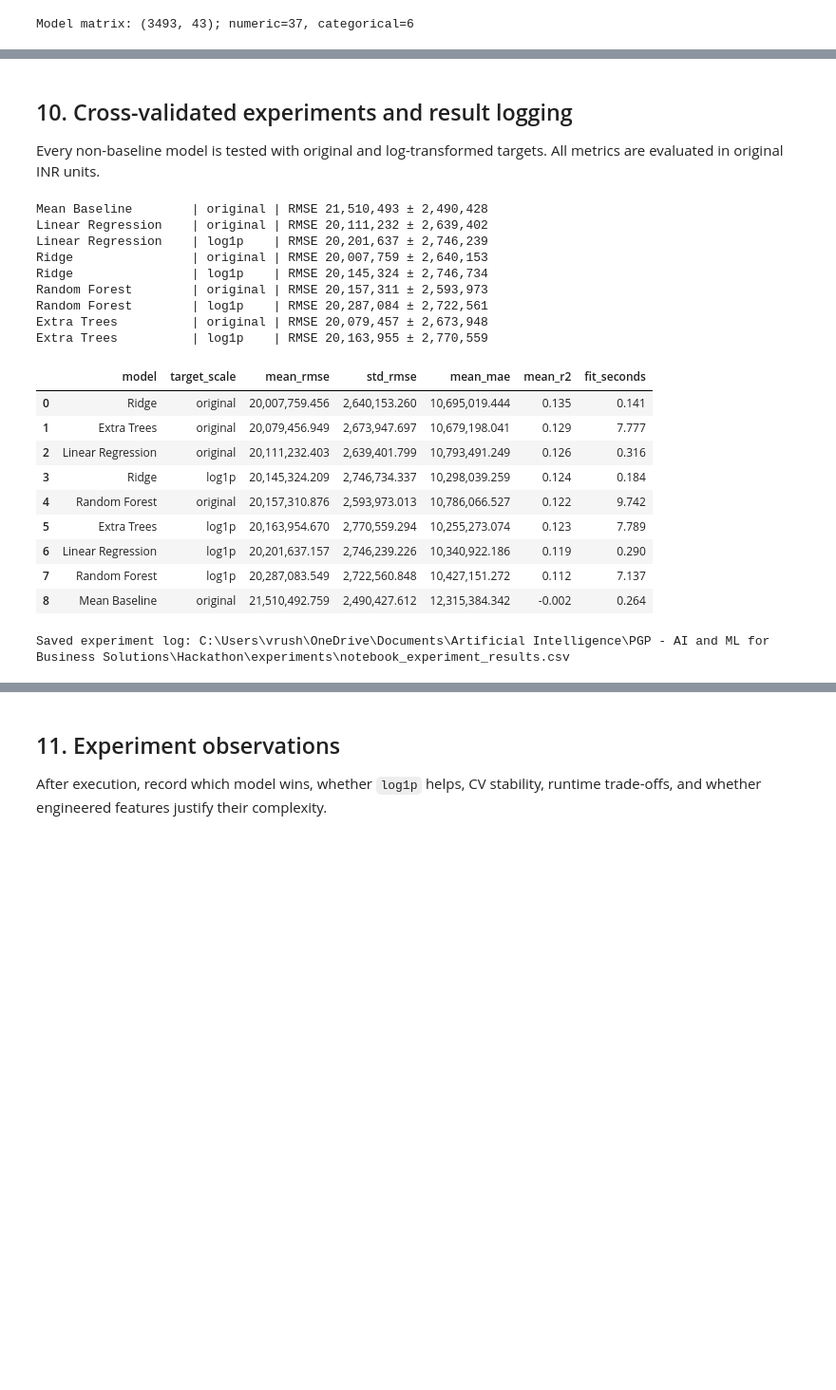
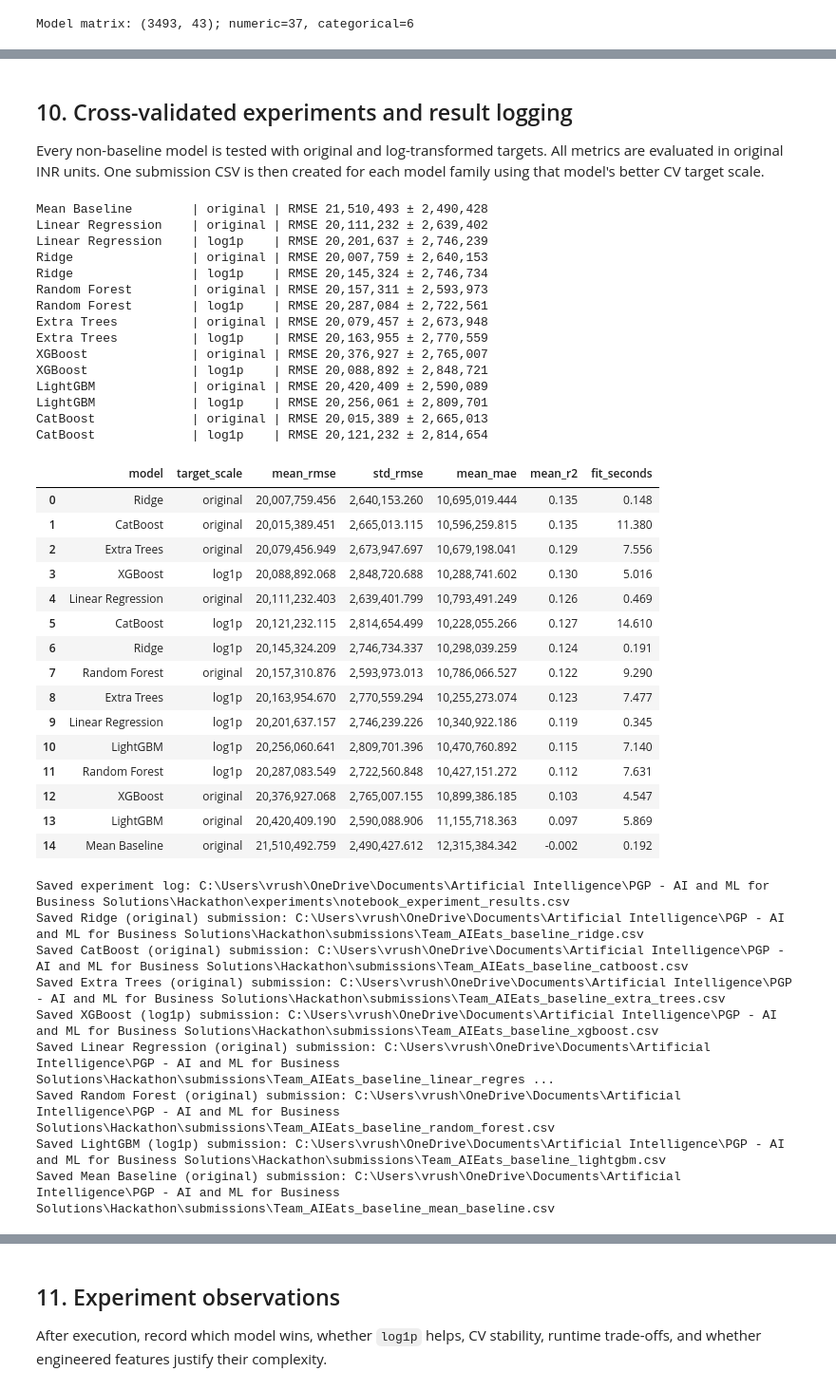
Before and after one commit to vrushank78/Hackathon_Restaurant_Turnover_Prediction, a Jupyter notebook: notebooks/Team_AIEats_Restaurant_Turnover_Prediction.ipynb, the cells around one changed output, grey strips where cells are left out. Shown at 95% size. Drawn from its saved outputs; the diff is of its cells as text; code cells hidden in the pictures; blank space fills up the shorter version.

```diff
--- a/notebooks/Team_AIEats_Restaurant_Turnover_Prediction.ipynb
+++ b/notebooks/Team_AIEats_Restaurant_Turnover_Prediction.ipynb
@@ -22,7 +22,7 @@ import pandas as pd
 import seaborn as sns
 from IPython.display import display
 from scipy import stats
-from sklearn.base import clone
+from sklearn.base import BaseEstimator, RegressorMixin, clone
 from sklearn.compose import ColumnTransformer, TransformedTargetRegressor
 from sklearn.dummy import DummyRegressor
 from sklearn.ensemble import ExtraTreesRegressor, RandomForestRegressor
@@ -33,6 +33,7 @@ from sklearn.metrics import mean_absolute_error, mean_squared_error, r2_score
 from sklearn.model_selection import KFold, RandomizedSearchCV, cross_validate, cross_val_predict, train_test_split
 from sklearn.pipeline import Pipeline
 from sklearn.preprocessing import OneHotEncoder, StandardScaler
+
 
 RANDOM_SEED = 42
 TARGET_COLUMN = "Annual Turnover"
@@ -52,7 +53,7 @@ sns.set_theme(style="whitegrid", context="notebook")
 plt.rcParams.update({"figure.figsize": (10, 6), "figure.dpi": 120})
 
 optional_packages = {}
-for package_name in ["xgboost", "lightgbm", "catboost", "statsmodels"]:
+for package_name in ["xgboost", "lightgbm", "catboost", "optuna", "optuna_integration", "statsmodels"]:
     try:
         optional_packages[package_name] = importlib.import_module(package_name)
         print(f"Available: {package_name}")
@@ -431,7 +441,7 @@ Models included: ['Mean Baseline', 'Linear Regression', 'Ridge', 'Random Forest'
 # %% [markdown]
 ## 10. Cross-validated experiments and result logging
 
-Every non-baseline model is tested with original and log-transformed targets. All metrics are evaluated in original INR units.
+Every non-baseline model is tested with original and log-transformed targets. All metrics are evaluated in original INR units. One submission CSV is then created for each model family using that model's better CV target scale.
 # %%
 experiment_rows = []
 experiment_estimators = {}
@@ -448,40 +458,92 @@ def evaluate_model(model_name, model, target_scale):
     row = {
         "model": model_name, "target_scale": target_scale,
         "mean_rmse": -scores["test_rmse"].mean(), "std_rmse": scores["test_rmse"].std(),
         "mean_mae": -scores["test_mae"].mean(), "mean_r2": scores["test_r2"].mean(),
         "fit_seconds": scores["fit_time"].sum(), "fold_rmse": (-scores["test_rmse"]).round(2).tolist(),
     }
     experiment_rows.append(row)
     experiment_estimators[(model_name, target_scale)] = estimator
     print(f"{model_name:20s} | {target_scale:8s} | RMSE {row['mean_rmse']:,.0f} ± {row['std_rmse']:,.0f}")
 
 for model_name, model in models.items():
     for target_scale in (["original"] if model_name == "Mean Baseline" else ["original", "log1p"]):
         evaluate_model(model_name, model, target_scale)
 experiment_results = pd.DataFrame(experiment_rows).sort_values("mean_rmse").reset_index(drop=True)
 display(experiment_results.drop(columns="fold_rmse"))
 results_path = PROJECT_ROOT / "experiments" / "notebook_experiment_results.csv"
 results_path.parent.mkdir(exist_ok=True)
 experiment_results.to_csv(results_path, index=False)
 print(f"Saved experiment log: {results_path}")
+
+# Create one test submission for every baseline model family. For models evaluated
+# on both target scales, use the target scale with the lowest 5-fold CV RMSE.
+submission_dir = PROJECT_ROOT / "submissions"
+submission_dir.mkdir(exist_ok=True)
+baseline_submission_paths = {}
+best_baseline_rows = experiment_results.loc[
+    experiment_results.groupby("model")["mean_rmse"].idxmin()
+].sort_values("mean_rmse")
+for _, baseline_row in best_baseline_rows.iterrows():
+    baseline_name = baseline_row["model"]
+    baseline_scale = baseline_row["target_scale"]
+    baseline_estimator = clone(experiment_estimators[(baseline_name, baseline_scale)]).fit(X, y)
+    baseline_predictions = np.clip(baseline_estimator.predict(X_test), 0, None)
+    baseline_submission = pd.DataFrame({
+        ID_COLUMN: test_ids.to_numpy(), TARGET_COLUMN: baseline_predictions
+    })
+    assert baseline_submission.shape == (len(test_raw), 2)
+    assert baseline_submission[ID_COLUMN].equals(test_raw[ID_COLUMN].reset_index(drop=True))
+    assert np.isfinite(baseline_submission[TARGET_COLUMN]).all()
+    safe_model_name = baseline_name.lower().replace(" ", "_")
+    baseline_path = submission_dir / f"Team_AIEats_baseline_{safe_model_name}.csv"
+    baseline_submission.to_csv(baseline_path, index=False)
+    baseline_submission_paths[baseline_name] = baseline_path
+    print(f"Saved {baseline_name} ({baseline_scale}) submission: {baseline_path}")
+
+baseline_submission_manifest = pd.DataFrame([
+    {"model": row["model"], "target_scale": row["target_scale"],
+     "cv_rmse": row["mean_rmse"], "submission_path": str(baseline_submission_paths[row["model"]])}
+    for _, row in best_baseline_rows.iterrows()
+])
+display(baseline_submission_manifest)
 # %% [output]
 Mean Baseline        | original | RMSE 21,510,493 ± 2,490,428
 Linear Regression    | original | RMSE 20,111,232 ± 2,639,402
 Linear Regression    | log1p    | RMSE 20,201,637 ± 2,746,239
 Ridge                | original | RMSE 20,007,759 ± 2,640,153
 Ridge                | log1p    | RMSE 20,145,324 ± 2,746,734
 Random Forest        | original | RMSE 20,157,311 ± 2,593,973
 Random Forest        | log1p    | RMSE 20,287,084 ± 2,722,561
 Extra Trees          | original | RMSE 20,079,457 ± 2,673,948
 Extra Trees          | log1p    | RMSE 20,163,955 ± 2,770,559
+XGBoost              | original | RMSE 20,376,927 ± 2,765,007
+XGBoost              | log1p    | RMSE 20,088,892 ± 2,848,721
+LightGBM             | original | RMSE 20,420,409 ± 2,590,089
+LightGBM             | log1p    | RMSE 20,256,061 ± 2,809,701
+CatBoost             | original | RMSE 20,015,389 ± 2,665,013
+CatBoost             | log1p    | RMSE 20,121,232 ± 2,814,654
 |  | model | target_scale | mean_rmse | std_rmse | mean_mae | mean_r2 | fit_seconds |
-| 0 | Ridge | original | 20,007,759.456 | 2,640,153.260 | 10,695,019.444 | 0.135 | 0.141 |
-| 1 | Extra Trees | original | 20,079,456.949 | 2,673,947.697 | 10,679,198.041 | 0.129 | 7.777 |
-| 2 | Linear Regression | original | 20,111,232.403 | 2,639,401.799 | 10,793,491.249 | 0.126 | 0.316 |
-| 3 | Ridge | log1p | 20,145,324.209 | 2,746,734.337 | 10,298,039.259 | 0.124 | 0.184 |
-| 4 | Random Forest | original | 20,157,310.876 | 2,593,973.013 | 10,786,066.527 | 0.122 | 9.742 |
-| 5 | Extra Trees | log1p | 20,163,954.670 | 2,770,559.294 | 10,255,273.074 | 0.123 | 7.789 |
-| 6 | Linear Regression | log1p | 20,201,637.157 | 2,746,239.226 | 10,340,922.186 | 0.119 | 0.290 |
-| 7 | Random Forest | log1p | 20,287,083.549 | 2,722,560.848 | 10,427,151.272 | 0.112 | 7.137 |
-| 8 | Mean Baseline | original | 21,510,492.759 | 2,490,427.612 | 12,315,384.342 | -0.002 | 0.264 |
+| 0 | Ridge | original | 20,007,759.456 | 2,640,153.260 | 10,695,019.444 | 0.135 | 0.148 |
+| 1 | CatBoost | original | 20,015,389.451 | 2,665,013.115 | 10,596,259.815 | 0.135 | 11.380 |
+| 2 | Extra Trees | original | 20,079,456.949 | 2,673,947.697 | 10,679,198.041 | 0.129 | 7.556 |
+| 3 | XGBoost | log1p | 20,088,892.068 | 2,848,720.688 | 10,288,741.602 | 0.130 | 5.016 |
+| 4 | Linear Regression | original | 20,111,232.403 | 2,639,401.799 | 10,793,491.249 | 0.126 | 0.469 |
+| 5 | CatBoost | log1p | 20,121,232.115 | 2,814,654.499 | 10,228,055.266 | 0.127 | 14.610 |
+| 6 | Ridge | log1p | 20,145,324.209 | 2,746,734.337 | 10,298,039.259 | 0.124 | 0.191 |
+| 7 | Random Forest | original | 20,157,310.876 | 2,593,973.013 | 10,786,066.527 | 0.122 | 9.290 |
+| 8 | Extra Trees | log1p | 20,163,954.670 | 2,770,559.294 | 10,255,273.074 | 0.123 | 7.477 |
+| 9 | Linear Regression | log1p | 20,201,637.157 | 2,746,239.226 | 10,340,922.186 | 0.119 | 0.345 |
+| 10 | LightGBM | log1p | 20,256,060.641 | 2,809,701.396 | 10,470,760.892 | 0.115 | 7.140 |
+| 11 | Random Forest | log1p | 20,287,083.549 | 2,722,560.848 | 10,427,151.272 | 0.112 | 7.631 |
+| 12 | XGBoost | original | 20,376,927.068 | 2,765,007.155 | 10,899,386.185 | 0.103 | 4.547 |
+| 13 | LightGBM | original | 20,420,409.190 | 2,590,088.906 | 11,155,718.363 | 0.097 | 5.869 |
+| 14 | Mean Baseline | original | 21,510,492.759 | 2,490,427.612 | 12,315,384.342 | -0.002 | 0.192 |
 Saved experiment log: C:\Users\vrush\OneDrive\Documents\Artificial Intelligence\PGP - AI and ML for Business Solutions\Hackathon\experiments\notebook_experiment_results.csv
+Saved Ridge (original) submission: C:\Users\vrush\OneDrive\Documents\Artificial Intelligence\PGP - AI and ML for Business Solutions\Hackathon\submissions\Team_AIEats_baseline_ridge.csv
+Saved CatBoost (original) submission: C:\Users\vrush\OneDrive\Documents\Artificial Intelligence\PGP - AI and ML for Business Solutions\Hackathon\submissions\Team_AIEats_baseline_catboost.csv
+Saved Extra Trees (original) submission: C:\Users\vrush\OneDrive\Documents\Artificial Intelligence\PGP - AI and ML for Business Solutions\Hackathon\submissions\Team_AIEats_baseline_extra_trees.csv
+Saved XGBoost (log1p) submission: C:\Users\vrush\OneDrive\Documents\Artificial Intelligence\PGP - AI and ML for Business Solutions\Hackathon\submissions\Team_AIEats_baseline_xgboost.csv
+Saved Linear Regression (original) submission: C:\Users\vrush\OneDrive\Documents\Artificial Intelligence\PGP - AI and ML for Business Solutions\Hackathon\submissions\Team_AIEats_baseline_linear_regres ...
+Saved Random Forest (original) submission: C:\Users\vrush\OneDrive\Documents\Artificial Intelligence\PGP - AI and ML for Business Solutions\Hackathon\submissions\Team_AIEats_baseline_random_forest.csv
+Saved LightGBM (log1p) submission: C:\Users\vrush\OneDrive\Documents\Artificial Intelligence\PGP - AI and ML for Business Solutions\Hackathon\submissions\Team_AIEats_baseline_lightgbm.csv
+Saved Mean Baseline (original) submission: C:\Users\vrush\OneDrive\Documents\Artificial Intelligence\PGP - AI and ML for Business Solutions\Hackathon\submissions\Team_AIEats_baseline_mean_baseline.csv
```
Also changed, not shown: parts of 11 cells of this notebook, 1 other file.
